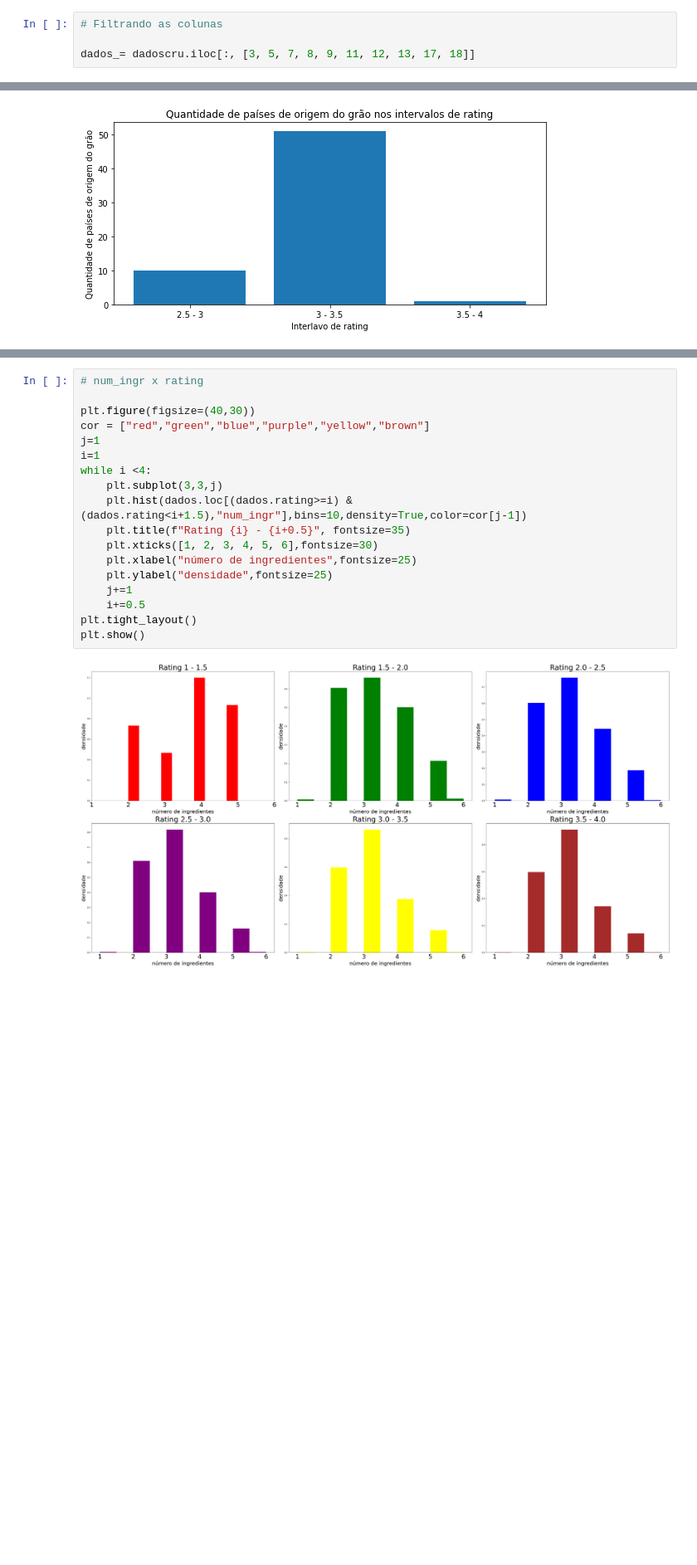
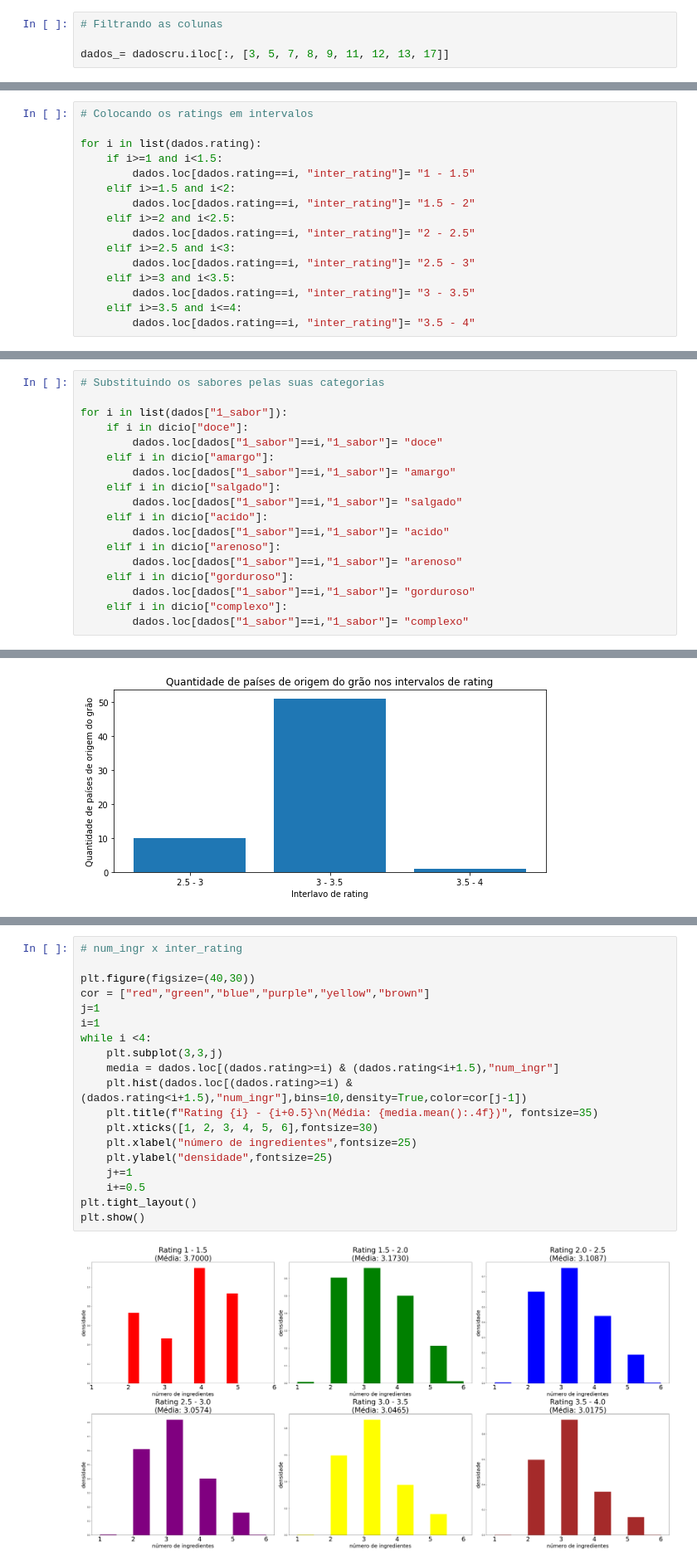
Before and after one commit to Pedro2712/Projeto_2-ciedados, a Jupyter notebook: Projeto 2 - Ciedados.ipynb, the cells around one changed output, grey strips where cells are left out. Shown at 83% size. Saved outputs shown, nothing was run; the diff lists cells and outputs as text; blank space fills up the shorter version.

```diff
--- a/Projeto 2 - Ciedados.ipynb
+++ b/Projeto 2 - Ciedados.ipynb
@@ -30,7 +30,7 @@ dadoscru
 # %%
 # Filtrando as colunas
 
-dados_= dadoscru.iloc[:, [3, 5, 7, 8, 9, 11, 12, 13, 17, 18]]
+dados_= dadoscru.iloc[:, [3, 5, 7, 8, 9, 11, 12, 13, 17]]
 # %%
 # Renomenando as colunas
 
@@ -73,0 +57,16 @@ dados.lecitina = pd.Categorical(dados.lecitina, categories=['yes', 'no'], ordere
+# %%
+# Colocando os ratings em intervalos
+
+for i in list(dados.rating):
+    if i>=1 and i<1.5:
+        dados.loc[dados.rating==i, "inter_rating"]= "1 - 1.5"
+    elif i>=1.5 and i<2:
+        dados.loc[dados.rating==i, "inter_rating"]= "1.5 - 2"
+    elif i>=2 and i<2.5:
+        dados.loc[dados.rating==i, "inter_rating"]= "2 - 2.5"
+    elif i>=2.5 and i<3:
+        dados.loc[dados.rating==i, "inter_rating"]= "2.5 - 3"
+    elif i>=3 and i<3.5:
+        dados.loc[dados.rating==i, "inter_rating"]= "3 - 3.5"
+    elif i>=3.5 and i<=4:
+        dados.loc[dados.rating==i, "inter_rating"]= "3.5 - 4"
@@ -74,3 +144,21 @@ dados.lecitina = pd.Categorical(dados.lecitina, categories=['yes', 'no'], ordere
+# %%
+# Substituindo os sabores pelas suas categorias
+
+for i in list(dados["1_sabor"]):
+    if i in dicio["doce"]:
+        dados.loc[dados["1_sabor"]==i,"1_sabor"]= "doce"
+    elif i in dicio["amargo"]:
+        dados.loc[dados["1_sabor"]==i,"1_sabor"]= "amargo"
+    elif i in dicio["salgado"]:
+        dados.loc[dados["1_sabor"]==i,"1_sabor"]= "salgado"
+    elif i in dicio["acido"]:
+        dados.loc[dados["1_sabor"]==i,"1_sabor"]= "acido"
+    elif i in dicio["arenoso"]:
+        dados.loc[dados["1_sabor"]==i,"1_sabor"]= "arenoso"
+    elif i in dicio["gorduroso"]:
+        dados.loc[dados["1_sabor"]==i,"1_sabor"]= "gorduroso"
+    elif i in dicio["complexo"]:
+        dados.loc[dados["1_sabor"]==i,"1_sabor"]= "complexo"
 # %%
 dados
 # %% [output]
@@ -276,23 +362,24 @@ plt.tight_layout()
 # %% [output]
 [figure]
 # %%
-# num_ingr x rating
+# num_ingr x inter_rating
 
 plt.figure(figsize=(40,30))
 cor = ["red","green","blue","purple","yellow","brown"]
 j=1
 i=1
 while i <4:
     plt.subplot(3,3,j)
+    media = dados.loc[(dados.rating>=i) & (dados.rating<i+1.5),"num_ingr"]
     plt.hist(dados.loc[(dados.rating>=i) & (dados.rating<i+1.5),"num_ingr"],bins=10,density=True,color=cor[j-1])
-    plt.title(f"Rating {i} - {i+0.5}", fontsize=35)
+    plt.title(f"Rating {i} - {i+0.5}\n(Média: {media.mean():.4f})", fontsize=35)
     plt.xticks([1, 2, 3, 4, 5, 6],fontsize=30)
     plt.xlabel("número de ingredientes",fontsize=25)
     plt.ylabel("densidade",fontsize=25)
     j+=1
     i+=0.5
 plt.tight_layout()
 plt.show()
 # %% [output]
-[figure, old version]
+[figure, new version]
 # %%
```
Also changed, not shown: parts of 11 cells of this notebook.
